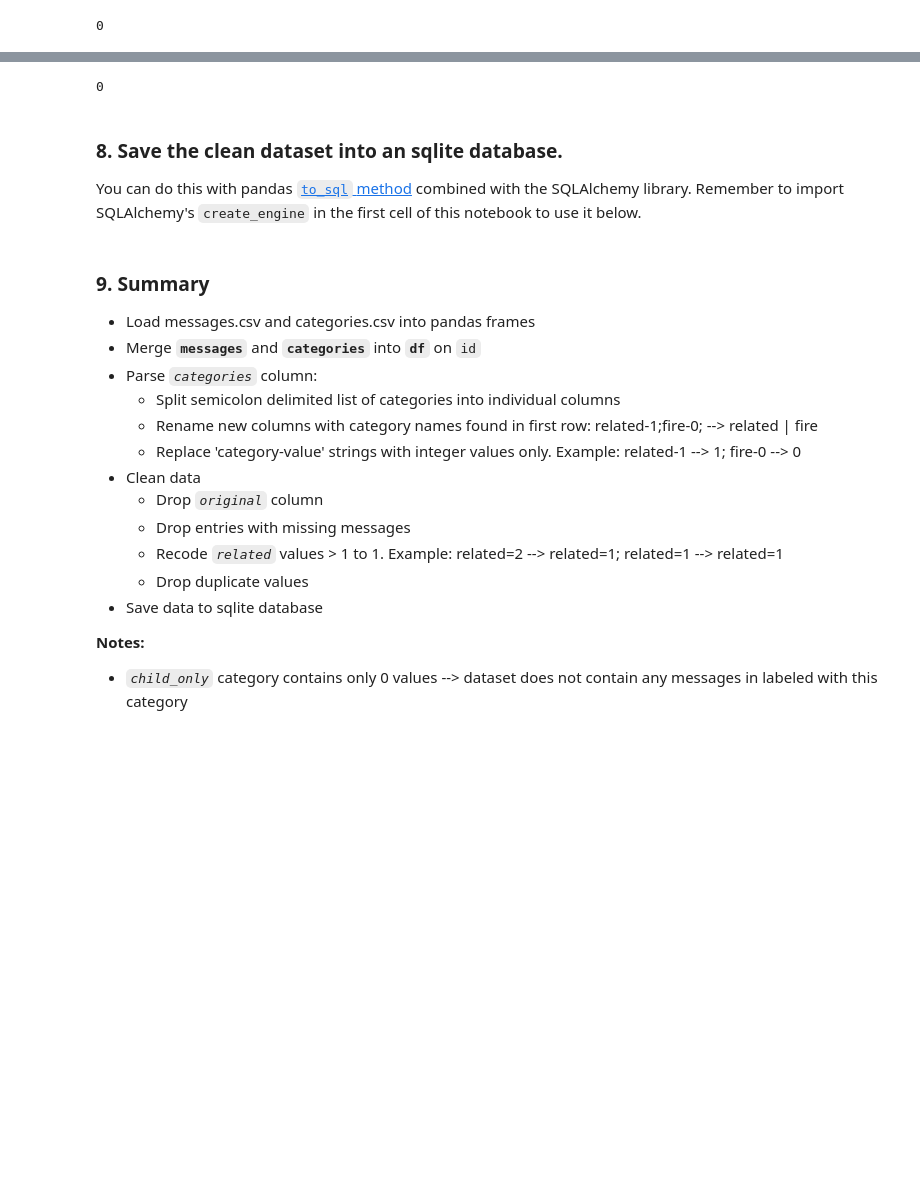
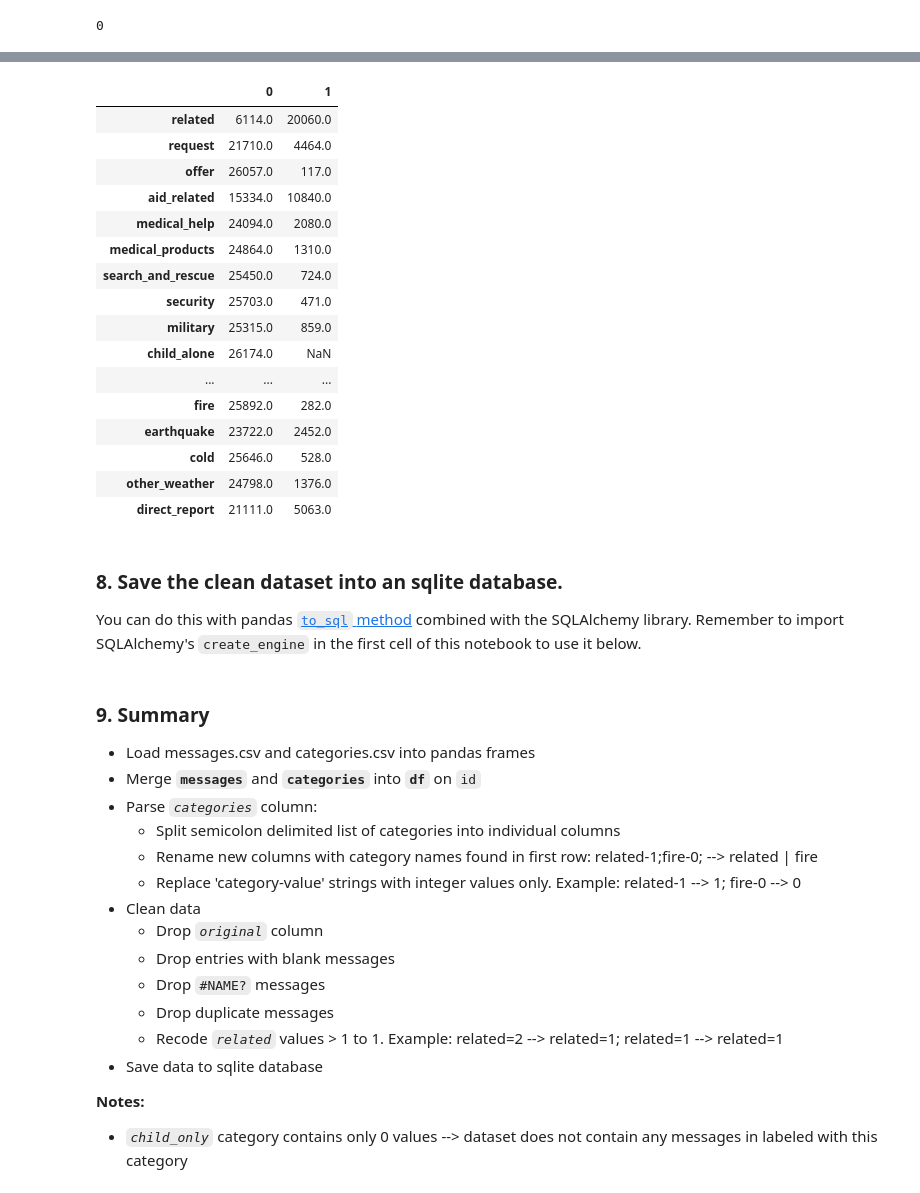
Before and after one commit to LexiAM/disaster_response_NLP_pipeline, a Jupyter notebook: notebooks/ETL Pipeline Preparation.ipynb, the cells around one changed output, grey strips where cells are left out. Cells and saved outputs as stored; diff of their text form; code cells hidden in the pictures; blank space fills up the shorter version.

```diff
--- a/notebooks/ETL Pipeline Preparation.ipynb
+++ b/notebooks/ETL Pipeline Preparation.ipynb
@@ -226,11 +253,26 @@ df.duplicated().sum()
-# %%
-# drop duplicates
-df.drop_duplicates(inplace=True)
-# %%
-# check number of duplicates
-df.duplicated().sum()
-# %% [output]
-0
+# %%
+cats = df.loc[:, 'related':]
+df.loc[:, 'related':] = np.where(cats > 1, 1, cats)
+# %%
+df.loc[:, 'related':].apply(pd.Series.value_counts).T
+# %% [output]
+|  | 0 | 1 |
+| related | 6114.0 | 20060.0 |
+| request | 21710.0 | 4464.0 |
+| offer | 26057.0 | 117.0 |
+| aid_related | 15334.0 | 10840.0 |
+| medical_help | 24094.0 | 2080.0 |
+| medical_products | 24864.0 | 1310.0 |
+| search_and_rescue | 25450.0 | 724.0 |
+| security | 25703.0 | 471.0 |
+| military | 25315.0 | 859.0 |
+| child_alone | 26174.0 | NaN |
+| ... | ... | ... |
+| fire | 25892.0 | 282.0 |
+| earthquake | 23722.0 | 2452.0 |
+| cold | 25646.0 | 528.0 |
+| other_weather | 24798.0 | 1376.0 |
+| direct_report | 21111.0 | 5063.0 |
 # %% [markdown]
 ### 8. Save the clean dataset into an sqlite database.
 You can do this with pandas [`to_sql` method](https://pandas.pydata.org/pandas-docs/stable/generated/pandas.DataFrame.to_sql.html) combined with the SQLAlchemy library. Remember to import SQLAlchemy's `create_engine` in the first cell of this notebook to use it below.
@@ -252,9 +294,10 @@ df.to_sql('message', conn, index=False)
   - Replace 'category-value' strings with integer values only. Example: related-1 --> 1; fire-0 --> 0
 - Clean data
   - Drop *`original`* column
-  - Drop entries with missing messages
+  - Drop entries with blank messages
+  - Drop `#NAME?` messages
+  - Drop duplicate messages
   - Recode *`related`* values > 1 to 1. Example: related=2 --> related=1; related=1 --> related=1
-  - Drop duplicate values
 - Save data to sqlite database
 
 **Notes:**
```
Also changed, not shown: parts of 13 cells of this notebook, 5 other files.
